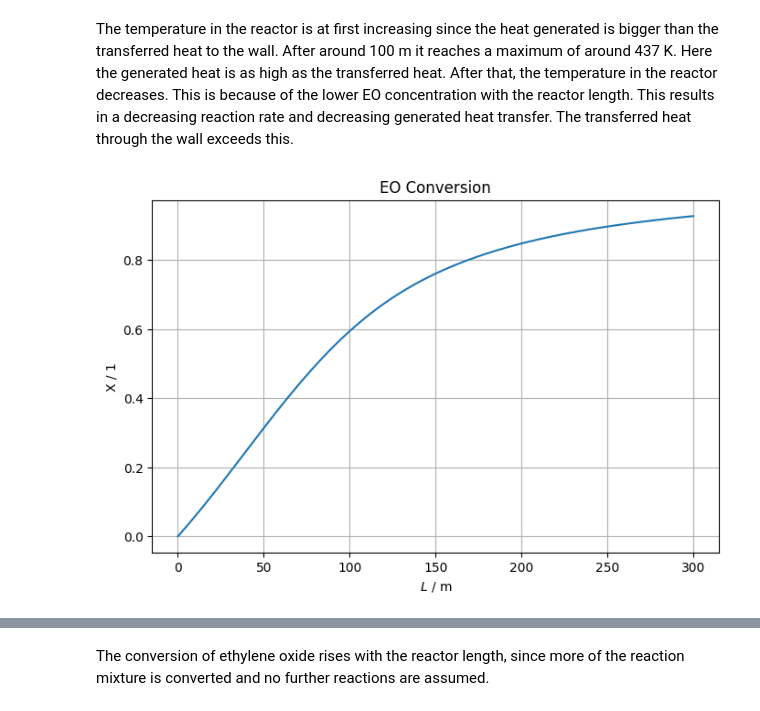
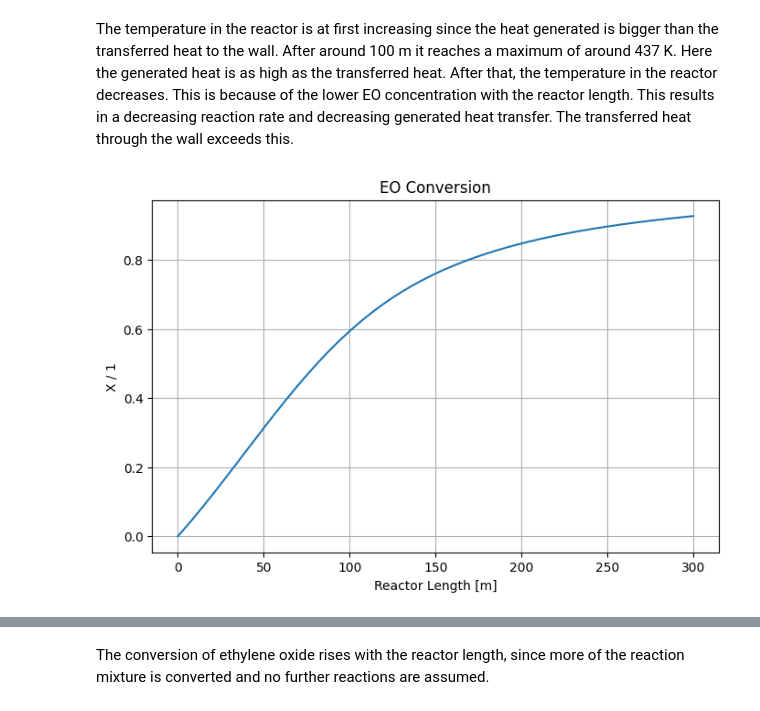
Before and after one commit to ivanna1398-dotcom/CRE-Assignment-3, a Jupyter notebook: Group 6 Assignment 3.0.ipynb, the cells around one changed output, grey strips where cells are left out. Cells and saved outputs as stored; diff of their text form; code cells hidden in the pictures.

```diff
--- a/Group 6 Assignment 3.0.ipynb
+++ b/Group 6 Assignment 3.0.ipynb
@@ -264,10 +264,10 @@ The temperature in the reactor is at first increasing since the heat generated i
 # %%
 plt.figure(figsize=(8,5))
 plt.plot(z, X)
-plt.xlabel('$L$ / m')
+plt.xlabel('Reactor Length [m]')
 plt.ylabel('X / 1')
 plt.title('EO Conversion')
 plt.grid()
 plt.show()
 # %% [output]
-[figure, old version]
+[figure, new version]
```
Also changed, not shown: parts of 10 cells of this notebook.
